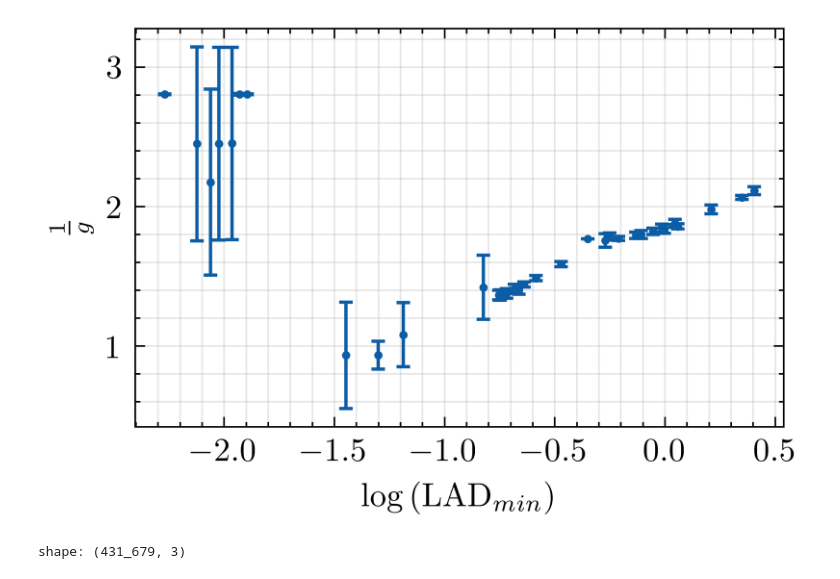
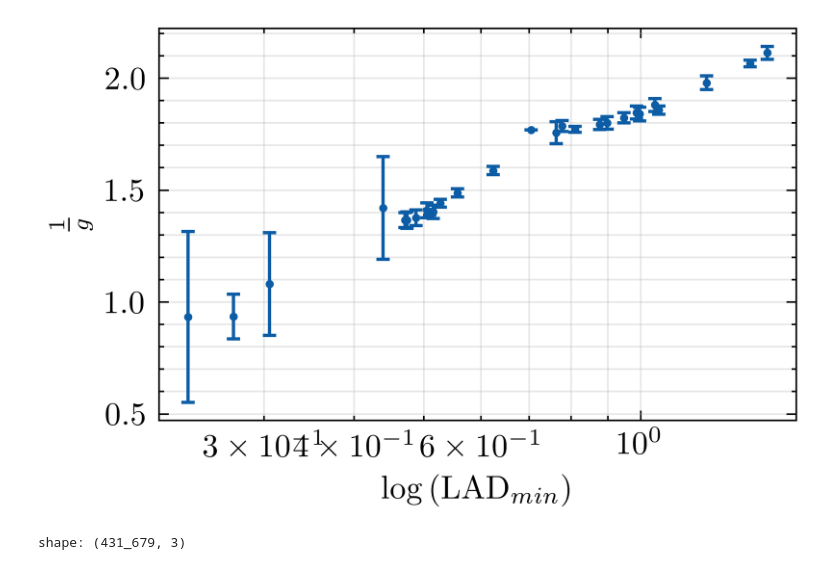
Before and after one commit to Joshua13764/QMAP, a Jupyter notebook: analysis/PowerLawMultiLADMin/analysis.ipynb, the cells around one changed output. Drawn from its saved outputs; the diff is of its cells as text; code cells hidden in the pictures.

```diff
--- a/analysis/PowerLawMultiLADMin/analysis.ipynb
+++ b/analysis/PowerLawMultiLADMin/analysis.ipynb
@@ -43,7 +43,10 @@ df_cut = pl.read_parquet(
     pl.col("g").std().alias("g_err"),
 ).sort(
     "LAD_min"
-).filter(pl.col("LAD_min") > 0.1, pl.col("LAD_min") < 4)
+).filter(
+    # Remove the items right at the edge
+    ((pl.col("LAD_min") < 0.2) & (1 / pl.col("g_mean") > 1.4)).not_()
+)
 
 df_cut
 # %% [output]
@@ -85,22 +158,23 @@ plt.show()
 # %%
 plt.errorbar(
-        df_cut["LAD_min"].log(),
+        df_cut["LAD_min"],
         1 / df_cut["g_mean"],
         yerr= df_cut["g_err"] / (df_cut["g_mean"] ** 2), # Error prop
         marker=".",
         capsize=2,
         linestyle="none",
         ms = 3
     )
 
+plt.xscale("log")
 plt.xlabel(r"$\log{(\text{LAD}_{min})}$")
 plt.ylabel(r"$\frac{1}{g}$")
 plt.grid(True, which="both", alpha=0.3)
 plt.legend()
 plt.savefig(".plots/g_vs_LAD_min.png")
 plt.show()
 # %% [output]
-[figure, old version]
+[figure, new version]
 # %%
 # phi_agg_dfs = []
 
```
Also changed, not shown: parts of 4 cells of this notebook, 9 other files.
